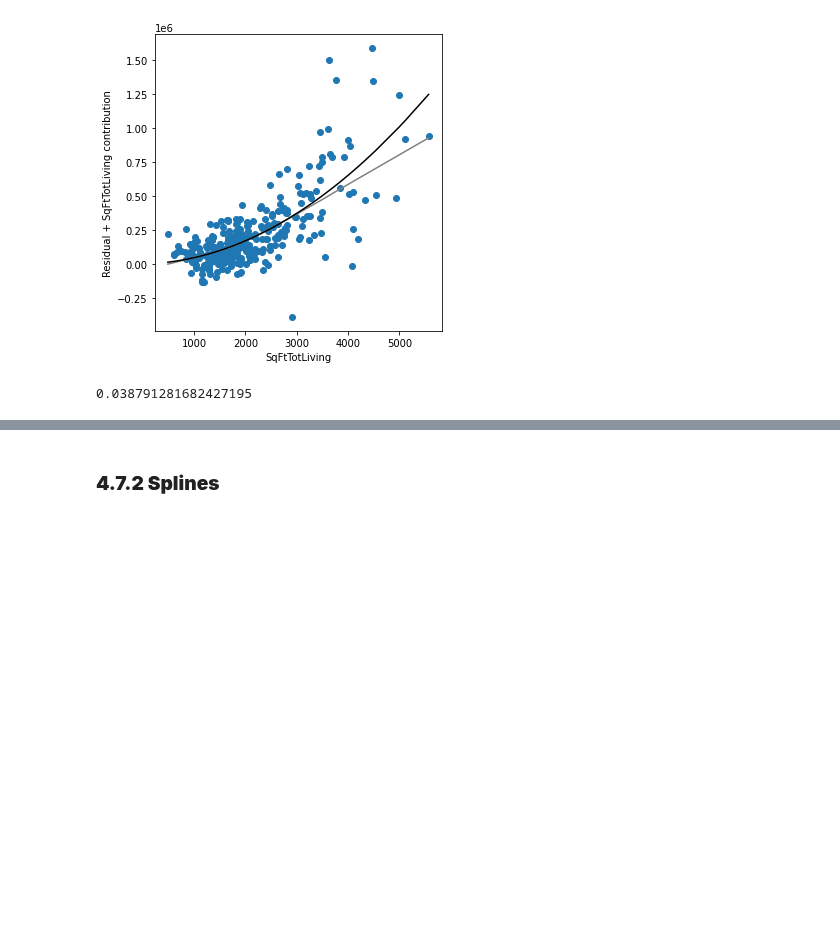
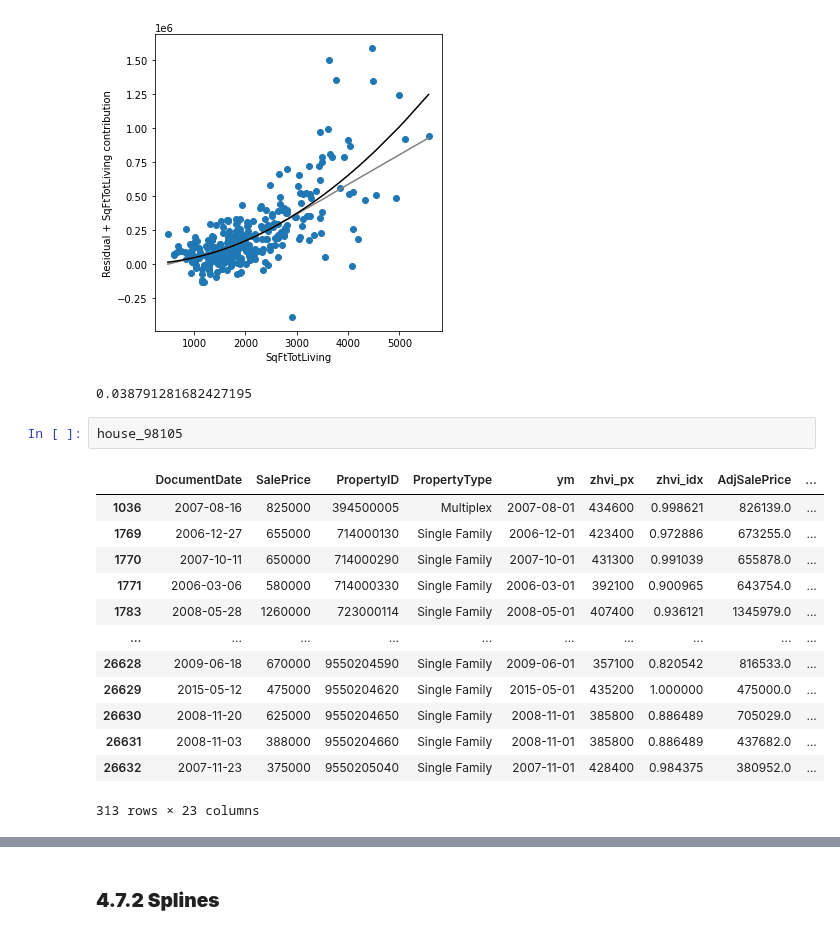
Before and after one commit to young-hwanlee/my-practical-statistics-for-data-scientists, a Jupyter notebook: Chapter_4_Regression_and_Prediction.ipynb, the cells around one changed output, grey strips where cells are left out. Drawn from its saved outputs; the diff is of its cells as text; blank space fills up the shorter version.

```diff
--- a/Chapter_4_Regression_and_Prediction.ipynb
+++ b/Chapter_4_Regression_and_Prediction.ipynb
@@ -1171,3 +1208,19 @@ print(result_poly.params[2])
 # %% [output]
 [figure]
 0.038791281682427195
+# %%
+house_98105
+# %% [output]
+|  | DocumentDate | SalePrice | PropertyID | PropertyType | ym | zhvi_px | zhvi_idx | AdjSalePrice | ... |
+| 1036 | 2007-08-16 | 825000 | 394500005 | Multiplex | 2007-08-01 | 434600 | 0.998621 | 826139.0 | ... |
+| 1769 | 2006-12-27 | 655000 | 714000130 | Single Family | 2006-12-01 | 423400 | 0.972886 | 673255.0 | ... |
+| 1770 | 2007-10-11 | 650000 | 714000290 | Single Family | 2007-10-01 | 431300 | 0.991039 | 655878.0 | ... |
+| 1771 | 2006-03-06 | 580000 | 714000330 | Single Family | 2006-03-01 | 392100 | 0.900965 | 643754.0 | ... |
+| 1783 | 2008-05-28 | 1260000 | 723000114 | Single Family | 2008-05-01 | 407400 | 0.936121 | 1345979.0 | ... |
+| ... | ... | ... | ... | ... | ... | ... | ... | ... | ... |
+| 26628 | 2009-06-18 | 670000 | 9550204590 | Single Family | 2009-06-01 | 357100 | 0.820542 | 816533.0 | ... |
+| 26629 | 2015-05-12 | 475000 | 9550204620 | Single Family | 2015-05-01 | 435200 | 1.000000 | 475000.0 | ... |
+| 26630 | 2008-11-20 | 625000 | 9550204650 | Single Family | 2008-11-01 | 385800 | 0.886489 | 705029.0 | ... |
+| 26631 | 2008-11-03 | 388000 | 9550204660 | Single Family | 2008-11-01 | 385800 | 0.886489 | 437682.0 | ... |
+| 26632 | 2007-11-23 | 375000 | 9550205040 | Single Family | 2007-11-01 | 428400 | 0.984375 | 380952.0 | ... |
+313 rows × 23 columns
```
Also changed, not shown: parts of 19 cells of this notebook.
